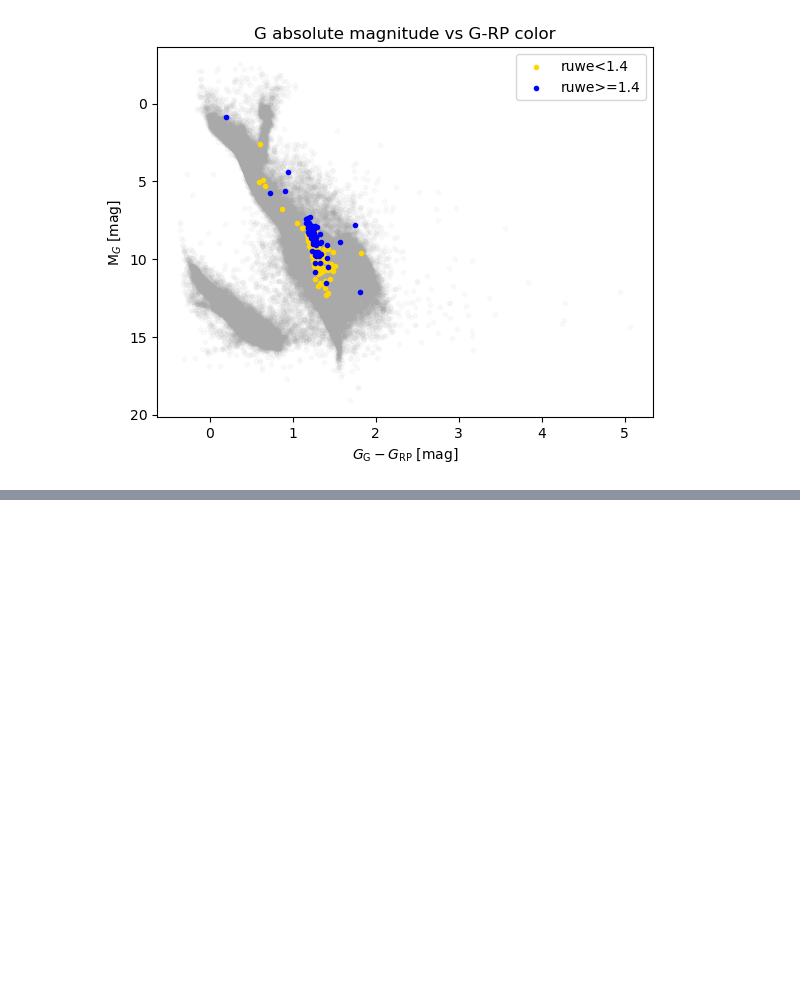
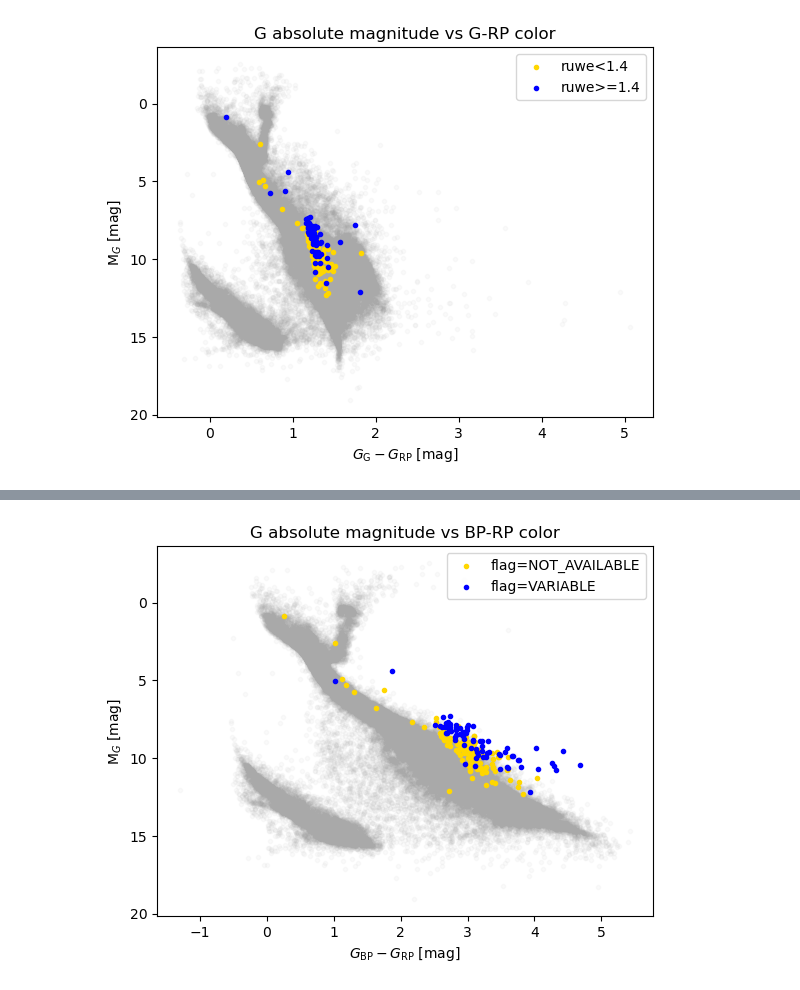
Before and after one commit to sarahedraves/SRMP-JMAG-Sarah, a Jupyter notebook: makingtable/gaiadatawithnearby.ipynb, the cells around one changed output, grey strips where cells are left out. Saved outputs shown, nothing was run; the diff lists cells and outputs as text; code cells hidden in the pictures; blank space fills up the shorter version.

```diff
--- a/makingtable/gaiadatawithnearby.ipynb
+++ b/makingtable/gaiadatawithnearby.ipynb
@@ -194,0 +207,12 @@ plt.show()
+# %%
+plt.scatter(nearbytable.abs_bp_rp,nearbytable.g_absmag,marker='.',color='darkgray',alpha=0.05)
+plt.scatter(ourtable[ourtable.phot_variable_flag=='NOT_AVAILABLE'].abs_bp_rp,ourtable[ourtable.phot_variable_flag=='NOT_AVAILABLE'].g_absmag,marker='.',color='gold',label='flag=NOT_AVAILABLE')
+plt.scatter(ourtable[ourtable.phot_variable_flag=='VARIABLE'].abs_bp_rp,ourtable[ourtable.phot_variable_flag=='VARIABLE'].g_absmag,marker='.',color='blue',label='flag=VARIABLE')
+plt.gca().invert_yaxis()
+plt.ylabel(r'M$_G$ [mag]')
+plt.xlabel(r'$G_{\text{BP}}-G_{\text{RP}}$ [mag]')
+plt.title('G absolute magnitude vs BP-RP color')
+plt.legend()
+plt.show()
+# %% [output]
+[figure, added]
```
Also changed, not shown: parts of 4 cells of this notebook, 1 other file.
